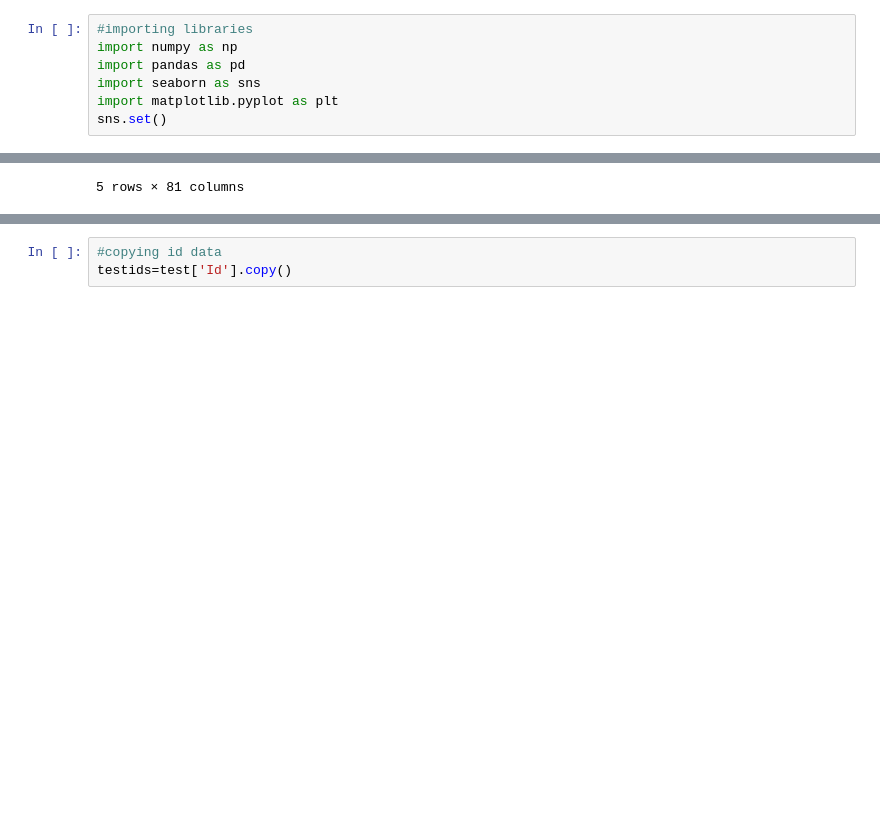
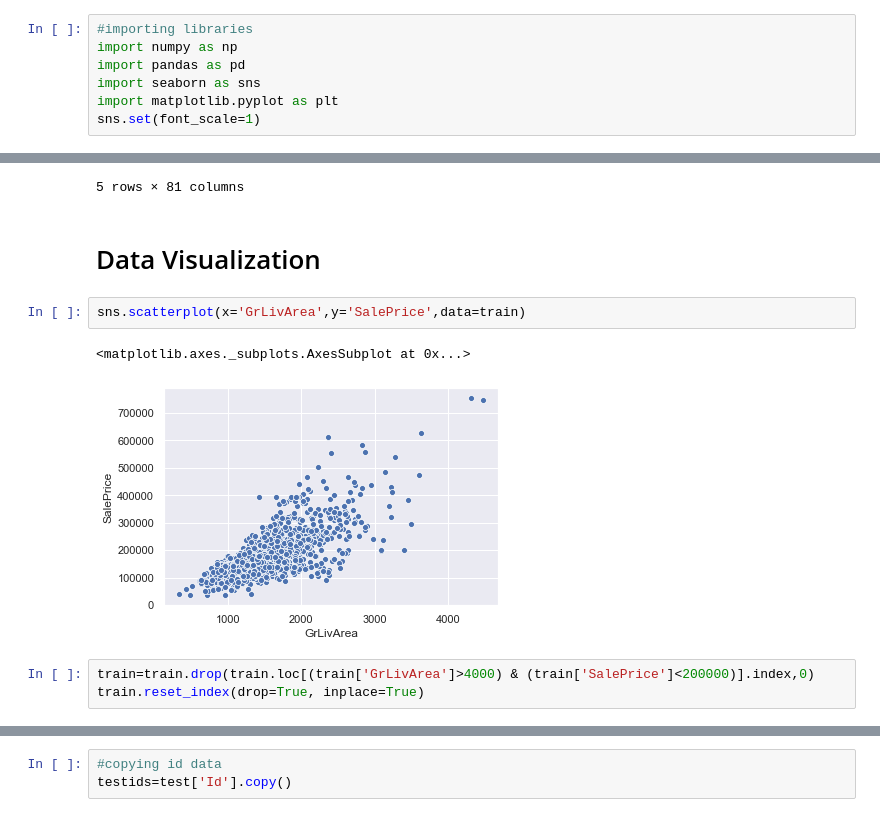
Before and after one commit to vishalvanpariya/HousePrice-Prediction-Kaggle, a Jupyter notebook: house-price-prediction-kaggle-competition.ipynb, the cells around one changed output, grey strips where cells are left out. Cells and saved outputs as stored; diff of their text form; blank space fills up the shorter version.

```diff
--- a/house-price-prediction-kaggle-competition.ipynb
+++ b/house-price-prediction-kaggle-competition.ipynb
@@ -4,7 +4,7 @@ import numpy as np
 import pandas as pd
 import seaborn as sns
 import matplotlib.pyplot as plt
-sns.set()
+sns.set(font_scale=1)
 # %%
 #importing data from csv file usinf pandas
 train=pd.read_csv('train.csv')
@@ -19,3 +19,13 @@ train.head()
 | 3 | 4 | 70 | RL | 60.0 | 9550 | Pave | NaN | IR1 | Lvl | ... |
 | 4 | 5 | 60 | RL | 84.0 | 14260 | Pave | NaN | IR1 | Lvl | ... |
 5 rows × 81 columns
+# %% [markdown]
+# Data Visualization
+# %%
+sns.scatterplot(x='GrLivArea',y='SalePrice',data=train)
+# %% [output]
+<matplotlib.axes._subplots.AxesSubplot at 0x...>
+[figure, added]
+# %%
+train=train.drop(train.loc[(train['GrLivArea']>4000) & (train['SalePrice']<200000)].index,0)
+train.reset_index(drop=True, inplace=True)
```
Also changed, not shown: parts of 26 cells of this notebook.
